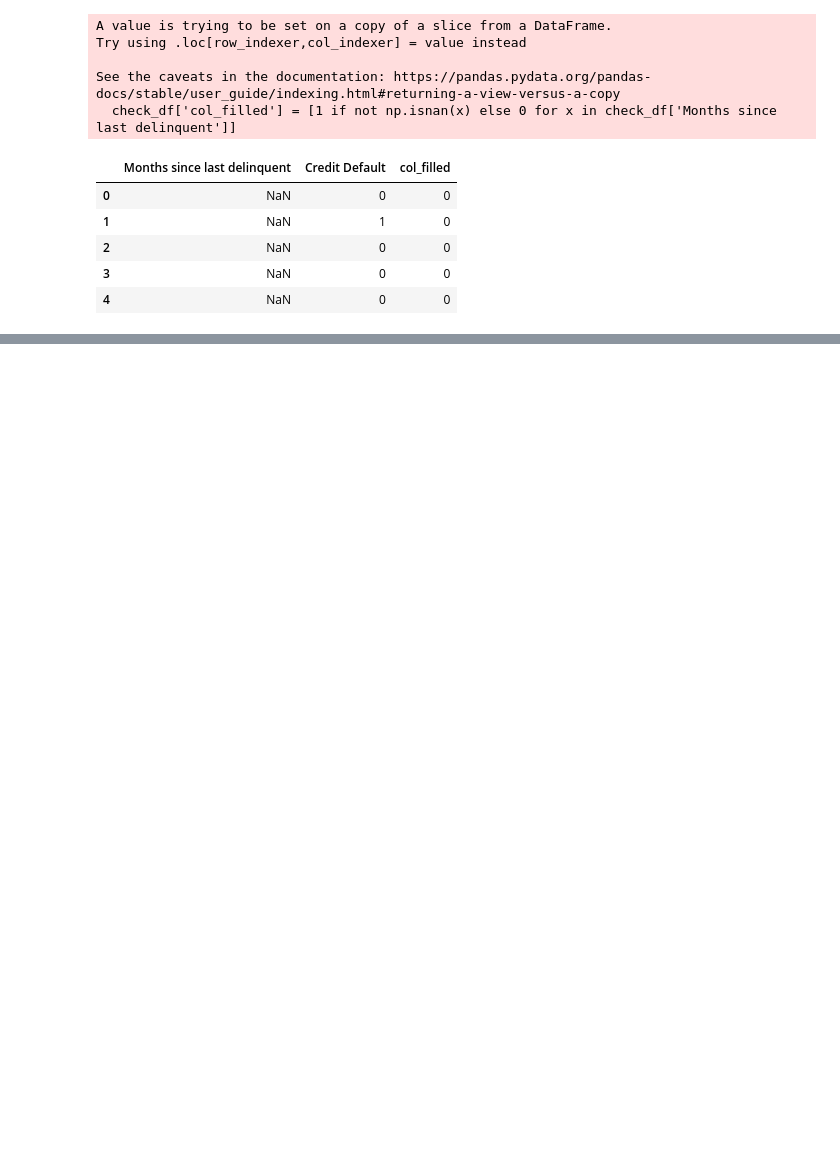
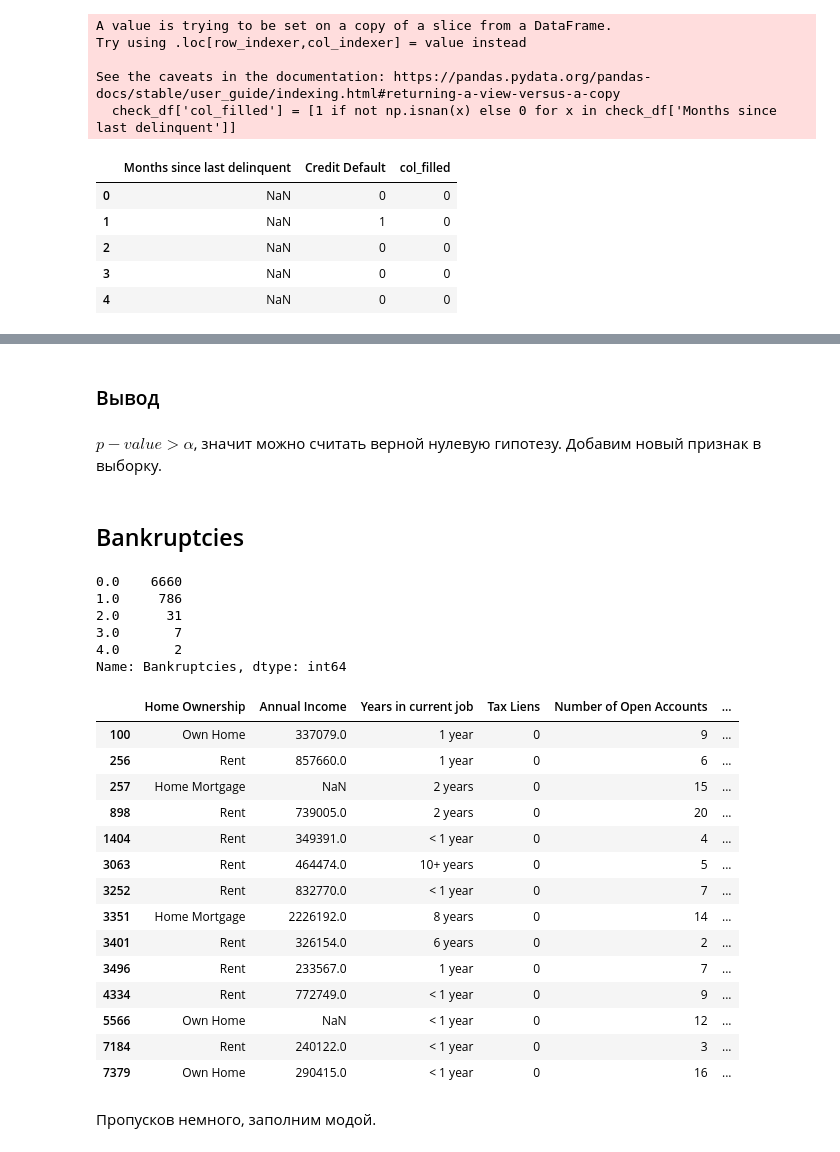
Before and after one commit to Regbit/gb_python_libs, a Jupyter notebook: course_final_2/course_final_2.ipynb, the cells around one changed output, grey strips where cells are left out. Cells and saved outputs as stored; diff of their text form; code cells hidden in the pictures; blank space fills up the shorter version.

```diff
--- a/course_final_2/course_final_2.ipynb
+++ b/course_final_2/course_final_2.ipynb
@@ -601,0 +1009,18 @@ plt.show()
+# %%
+def mode_by_feature(df, to_get_mode, by_this_feature):
+
+    feature_vals = df[by_this_feature].drop_duplicates().to_list()
+
+    modes = dict()
+    for v in feature_vals:
+        modes[v] = df[df[by_this_feature] == v][to_get_mode].mode()[0]
+
+    mapped_modes = df[df[to_get_mode].isna()][by_this_feature].map(modes)
+
+    res = df[[to_get_mode]]
+    res.loc[df[to_get_mode].isna(), to_get_mode] = mapped_modes
+
+    return res
+# %%
+df['Months since last delinquent Corrected'] = mode_by_feature(df, 'Months since last delinquent', 'Purpose')['Months since last delinquent']
+df.head()
@@ -601,0 +1072,2 @@ plt.show()
+# %%
+df.drop('Months since last delinquent Corrected', axis=1, inplace=True)
@@ -601,0 +1076,7 @@ plt.show()
+# %%
+df['Months since last delinquent Corrected'] = mode_by_feature(
+    df,
+    'Months since last delinquent',
+    'Years in current job Corrected'
+)['Months since last delinquent']
+df.head()
@@ -601,0 +1152,4 @@ plt.show()
+# %% [markdown]
+### Вывод
+# %% [markdown]
+$p-value > \alpha$, значит можно считать верной нулевую гипотезу. Добавим новый признак в выборку.
@@ -601,0 +1158,31 @@ plt.show()
+# %% [markdown]
+## Bankruptcies
+# %%
+df['Bankruptcies'].value_counts()
+# %% [output]
+0.0    6660
+1.0     786
+2.0      31
+3.0       7
+4.0       2
+Name: Bankruptcies, dtype: int64
+# %%
+df[df['Bankruptcies'].isna()]
+# %% [output]
+|  | Home Ownership | Annual Income | Years in current job | Tax Liens | Number of Open Accounts | ... |
+| 100 | Own Home | 337079.0 | 1 year | 0 | 9 | ... |
+| 256 | Rent | 857660.0 | 1 year | 0 | 6 | ... |
+| 257 | Home Mortgage | NaN | 2 years | 0 | 15 | ... |
+| 898 | Rent | 739005.0 | 2 years | 0 | 20 | ... |
+| 1404 | Rent | 349391.0 | < 1 year | 0 | 4 | ... |
+| 3063 | Rent | 464474.0 | 10+ years | 0 | 5 | ... |
+| 3252 | Rent | 832770.0 | < 1 year | 0 | 7 | ... |
+| 3351 | Home Mortgage | 2226192.0 | 8 years | 0 | 14 | ... |
+| 3401 | Rent | 326154.0 | 6 years | 0 | 2 | ... |
+| 3496 | Rent | 233567.0 | 1 year | 0 | 7 | ... |
+| 4334 | Rent | 772749.0 | < 1 year | 0 | 9 | ... |
+| 5566 | Own Home | NaN | < 1 year | 0 | 12 | ... |
+| 7184 | Rent | 240122.0 | < 1 year | 0 | 3 | ... |
+| 7379 | Own Home | 290415.0 | < 1 year | 0 | 16 | ... |
+# %% [markdown]
+Пропусков немного, заполним модой.
```
Also changed, not shown: parts of 158 cells of this notebook.
